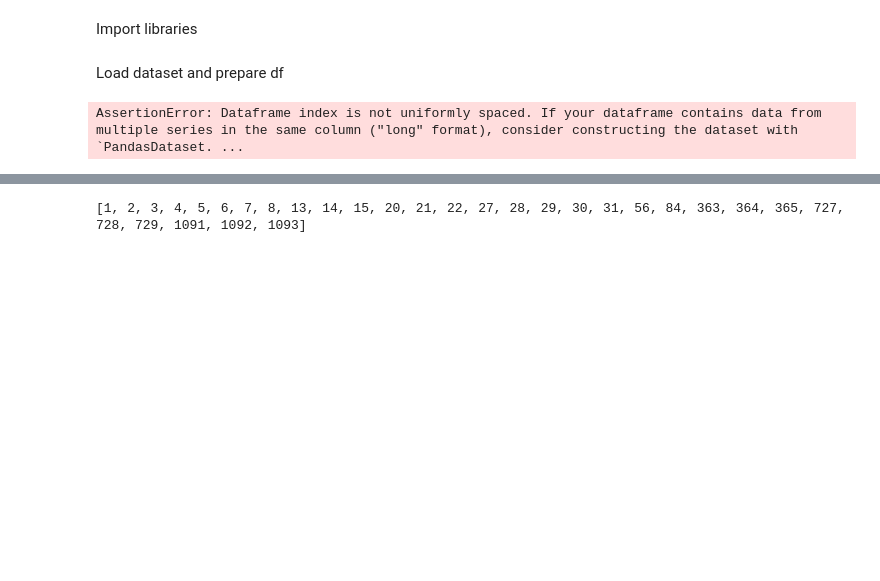
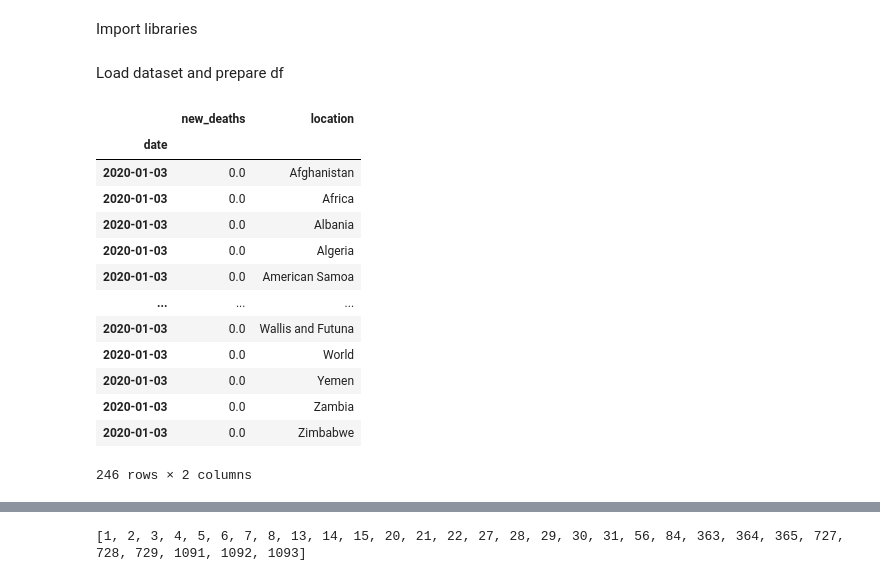
Before and after one commit to samuell07/timeseries-forecasting, a Jupyter notebook: covid_deaths/models/covid-deaths-transformer.ipynb, the cells around one changed output, grey strips where cells are left out. Drawn from its saved outputs; the diff is of its cells as text; code cells hidden in the pictures; blank space fills up the shorter version.

```diff
--- a/covid_deaths/models/covid-deaths-transformer.ipynb
+++ b/covid_deaths/models/covid-deaths-transformer.ipynb
@@ -12,10 +12,26 @@ Load dataset and prepare df
 # %%
 import pandas as pd
 
 # Load the dataset
 file_path = '../data/owid-covid-data.csv'
-df = pd.read_csv(file_path)
+df = pd.read_csv(file_path)[['date', 'new_deaths', 'location']]
 
 # We are interested in the 'new_deaths' column and the 'date' column which we will index by
 df['date'] = pd.to_datetime(df['date'])
 df.set_index('date', inplace=True)
+df[df.index == '2020-01-03']
+# %% [output]
+|  | new_deaths | location |
+| date |  |  |
+| 2020-01-03 | 0.0 | Afghanistan |
+| 2020-01-03 | 0.0 | Africa |
+| 2020-01-03 | 0.0 | Albania |
+| 2020-01-03 | 0.0 | Algeria |
+| 2020-01-03 | 0.0 | American Samoa |
+| ... | ... | ... |
+| 2020-01-03 | 0.0 | Wallis and Futuna |
+| 2020-01-03 | 0.0 | World |
+| 2020-01-03 | 0.0 | Yemen |
+| 2020-01-03 | 0.0 | Zambia |
+| 2020-01-03 | 0.0 | Zimbabwe |
+246 rows × 2 columns
@@ -38,9 +77,9 @@ from gluonts.itertools import Map
 
 process_start = ProcessStartField()
 
-list_ds = list(Map(process_start, ds))
+list_ds_train = list(Map(process_start, ds_train))
+list_ds_validation = list(Map(process_start, ds_validation))
+list_ds_test = list(Map(process_start, ds_test))
-# %% [output]
-AssertionError: Dataframe index is not uniformly spaced. If your dataframe contains data from multiple series in the same column ("long" format), consider constructing the dataset with `PandasDataset. ...
 # %%
 from datasets import Dataset, Features, Value, Sequence
 
```
Also changed, not shown: parts of 24 cells of this notebook.
